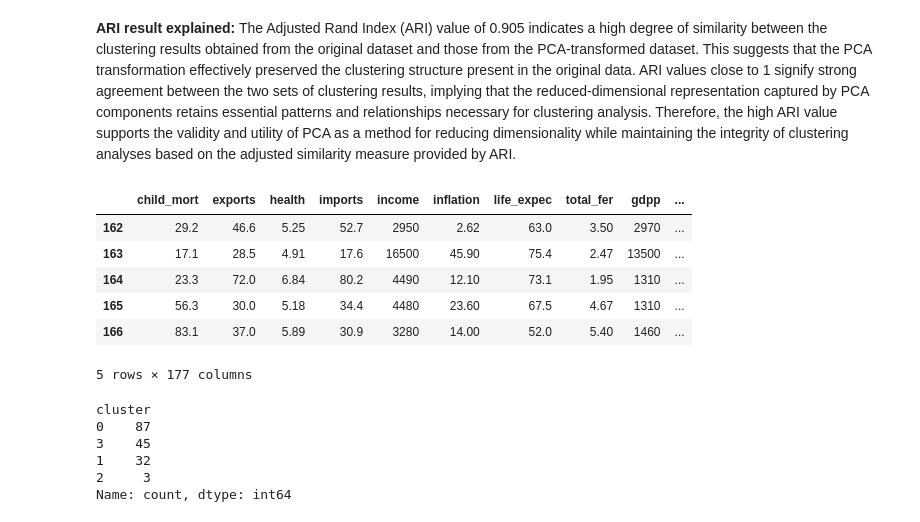
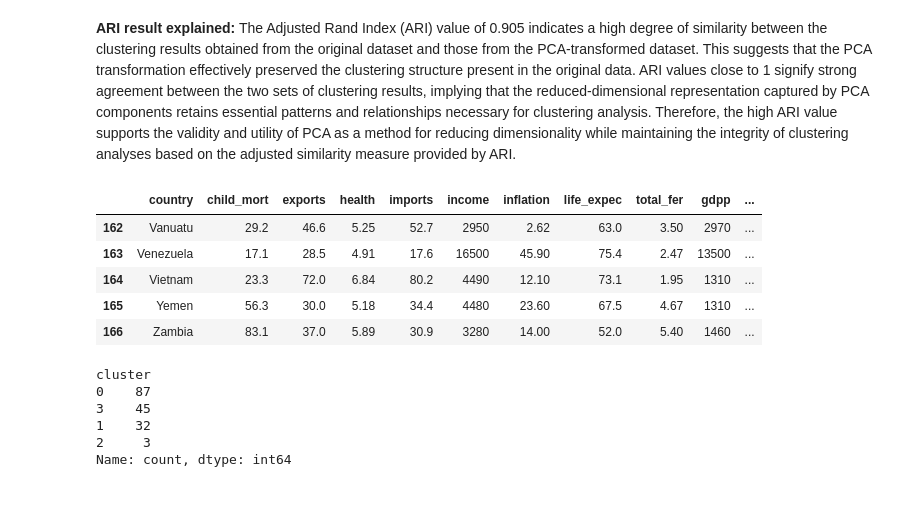
Before and after one commit to I-amyayi/Clustering-PCA, a Jupyter notebook: NGO.ipynb, the cells around one changed output. Cells and saved outputs as stored; diff of their text form; code cells hidden in the pictures.

```diff
--- a/NGO.ipynb
+++ b/NGO.ipynb
@@ -370,15 +360,14 @@ Adjusted Rand Index between Original and PCA-transformed Data: 0.924618132177869
 **ARI result explained:** The Adjusted Rand Index (ARI) value of 0.905 indicates a high degree of similarity between the clustering results obtained from the original dataset and those from the PCA-transformed dataset. This suggests that the PCA transformation effectively preserved the clustering structure present in the original data. ARI values close to 1 signify strong agreement between the two sets of clustering results, implying that the reduced-dimensional representation captured by PCA components retains essential patterns and relationships necessary for clustering analysis. Therefore, the high ARI value supports the validity and utility of PCA as a method for reducing dimensionality while maintaining the integrity of clustering analyses based on the adjusted similarity measure provided by ARI.
 # %%
 # Add cluster labels to the original DataFrame or a copy of it
-copied_df['cluster'] = labels_pca
+df['cluster'] = labels_pca
 
-copied_df.tail()
+df.tail()
 # %% [output]
-|  | child_mort | exports | health | imports | income | inflation | life_expec | total_fer | gdpp | ... |
-| 162 | 29.2 | 46.6 | 5.25 | 52.7 | 2950 | 2.62 | 63.0 | 3.50 | 2970 | ... |
-| 163 | 17.1 | 28.5 | 4.91 | 17.6 | 16500 | 45.90 | 75.4 | 2.47 | 13500 | ... |
-| 164 | 23.3 | 72.0 | 6.84 | 80.2 | 4490 | 12.10 | 73.1 | 1.95 | 1310 | ... |
-| 165 | 56.3 | 30.0 | 5.18 | 34.4 | 4480 | 23.60 | 67.5 | 4.67 | 1310 | ... |
-| 166 | 83.1 | 37.0 | 5.89 | 30.9 | 3280 | 14.00 | 52.0 | 5.40 | 1460 | ... |
+|  | country | child_mort | exports | health | imports | income | inflation | life_expec | total_fer | gdpp | ... |
+| 162 | Vanuatu | 29.2 | 46.6 | 5.25 | 52.7 | 2950 | 2.62 | 63.0 | 3.50 | 2970 | ... |
+| 163 | Venezuela | 17.1 | 28.5 | 4.91 | 17.6 | 16500 | 45.90 | 75.4 | 2.47 | 13500 | ... |
+| 164 | Vietnam | 23.3 | 72.0 | 6.84 | 80.2 | 4490 | 12.10 | 73.1 | 1.95 | 1310 | ... |
+| 165 | Yemen | 56.3 | 30.0 | 5.18 | 34.4 | 4480 | 23.60 | 67.5 | 4.67 | 1310 | ... |
+| 166 | Zambia | 83.1 | 37.0 | 5.89 | 30.9 | 3280 | 14.00 | 52.0 | 5.40 | 1460 | ... |
-5 rows × 177 columns
 # %%
```
Also changed, not shown: parts of 9 cells of this notebook.
